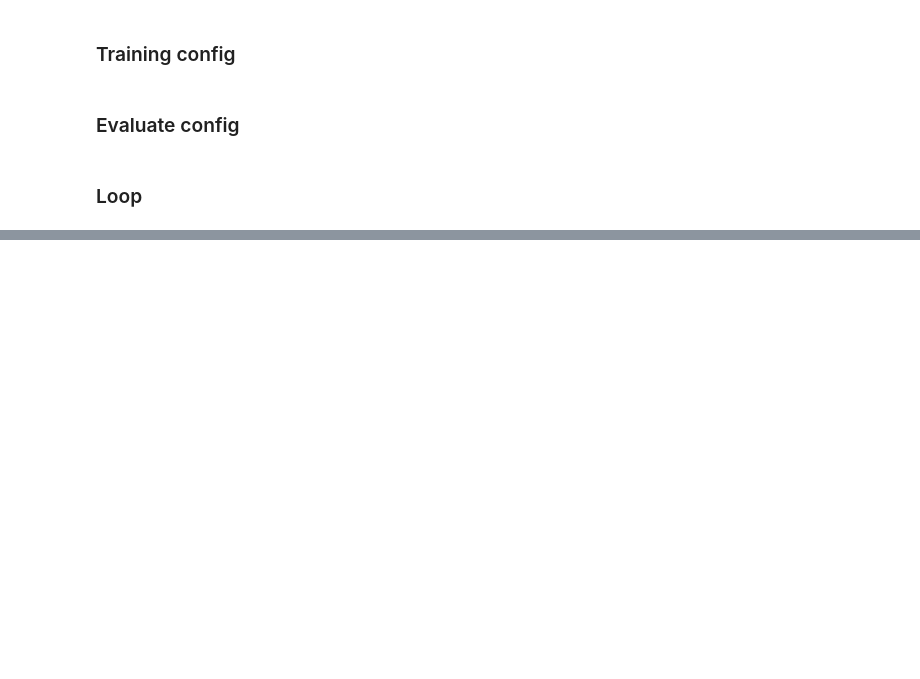
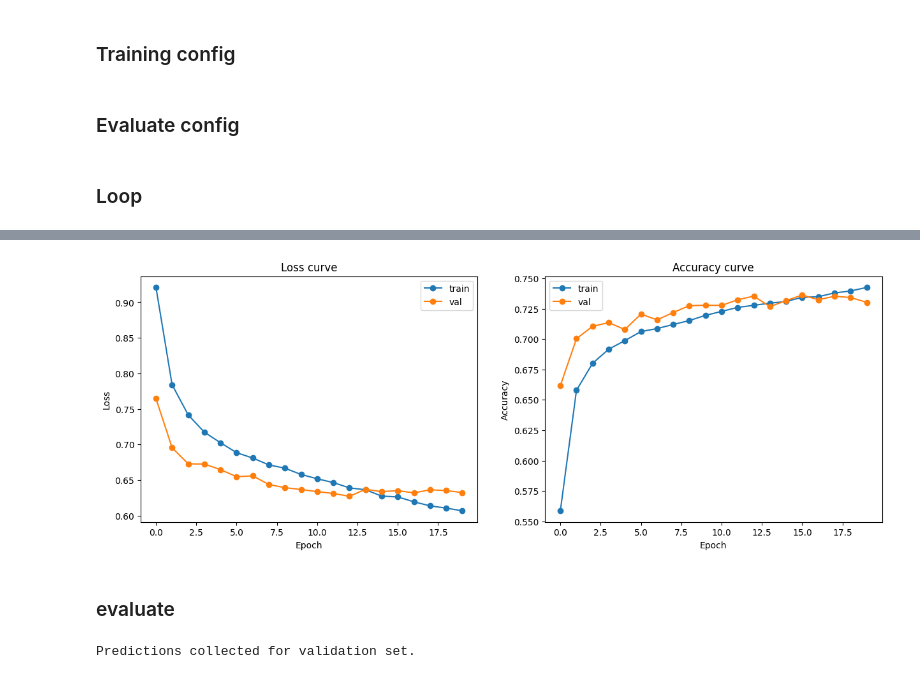
Before and after one commit to TranTheHung2312332/personal-sentiment-analysis, a Jupyter notebook: notebook/training.ipynb, the cells around one changed output, grey strips where cells are left out. Cells and saved outputs as stored; diff of their text form; code cells hidden in the pictures; blank space fills up the shorter version.

Commit message:
Add training pipeline and classifier

```diff
--- a/notebook/training.ipynb
+++ b/notebook/training.ipynb
@@ -128,8 +182,9 @@ train_loader = DataLoader(
 # %%
 LSTM_HIDDEN = 128
 LSTM_LAYERS = 1
+EMBED_PROJ_SIZE = 128
 
-model = Model(embedding_matrix, lstm_hidden=LSTM_HIDDEN, lstm_layers=LSTM_LAYERS).to('cuda' if torch.cuda.is_available() else 'cpu')
+model = Model(embedding_matrix, lstm_hidden=LSTM_HIDDEN, lstm_layers=LSTM_LAYERS, embed_proj_size=EMBED_PROJ_SIZE).to('cuda' if torch.cuda.is_available() else 'cpu')
 # %%
 import torch.optim as optim
 
@@ -168,7 +230,7 @@ def train(model, dataloader, optimizer, criterion, device):
 # %% [markdown]
 ### Evaluate config
 # %%
-val_df = pd.read_csv('../data/preprocessed/val.csv')
+val_df = pd.read_csv('data/preprocessed/val.csv')
 val_dataset = SentimentDataset(val_df, word2idx, max_len=MAX_LEN)
 val_loader = DataLoader(
     val_dataset,
@@ -204,7 +306,9 @@ def evaluate(model, dataloader, criterion, device):
 # %% [markdown]
 ### Loop
 # %%
-EPOCHS = 15
+import copy
+
+EPOCHS = 20
 device = 'cuda' if torch.cuda.is_available() else 'cpu'
 
 history_train_acc = []
@@ -212,7 +316,10 @@ history_train_loss = []
 history_val_acc = []
 history_val_loss = []
 
+val_states = []
+
 for epoch in range(EPOCHS):
+
     train_loss, train_acc = train(
         model,
         train_loader,
@@ -224,21 +331,24 @@ for epoch in range(EPOCHS):
     history_train_loss.append(train_loss)
     history_train_acc.append(train_acc)
 
-    val_loss, val_acc = evaluate(
+    val = evaluate(
         model,
         val_loader,
         criterion,
         device
     )
 
-    history_val_loss.append(val_loss)
-    history_val_acc.append(val_acc)
+    val['model_state'] = copy.deepcopy(model.state_dict())
+    val_states.append(val)
+
+    history_val_loss.append(val['loss'])
+    history_val_acc.append(val['acc'])
 
     print(
         f"Epoch {epoch+1}/{EPOCHS} | "
         f"Train Loss: {train_loss:.4f} | "
         f"Train Acc: {train_acc:.4f} | "
-        f"Val Loss: {val_loss:.4f} | "
-        f"Val Acc: {val_acc:.4f}"
+        f"Val Loss: {val['loss']:.4f} | "
+        f"Val Acc: {val['acc']:.4f}"
         "\n--------------------------------------------\n"
     )
@@ -244,0 +381,44 @@ for epoch in range(EPOCHS):
+# %%
+import matplotlib.pyplot as plt
+
+fig, ax = plt.subplots(1, 2, figsize=(15, 5))
+
+ax[0].plot(history_train_loss, label='train', marker='o')
+ax[0].plot(history_val_loss, label='val', marker='o')
+ax[0].set_xlabel('Epoch')
+ax[0].set_ylabel('Loss')
+ax[0].set_title('Loss curve')
+ax[0].legend()
+
+ax[1].plot(history_train_acc, label='train', marker='o')
+ax[1].plot(history_val_acc, label='val', marker='o')
+ax[1].set_xlabel('Epoch')
+ax[1].set_ylabel('Accuracy')
+ax[1].set_title('Accuracy curve')
+ax[1].legend()
+
+plt.show()
+# %% [output]
+[figure, added]
+# %% [markdown]
+### evaluate
+# %%
+model.eval()
+all_labels = []
+all_preds = []
+
+with torch.no_grad():
+    for text_ids, extra_feats, labels in val_loader:
+        text_ids = text_ids.to(device)
+        extra_feats = extra_feats.to(device)
+        labels = labels.to(device)
+
+        logits = model(text_ids, extra_feats)
+        preds = torch.argmax(logits, dim=1)
+
+        all_labels.extend(labels.cpu().numpy())
+        all_preds.extend(preds.cpu().numpy())
+
+print("Predictions collected for validation set.")
+# %% [output]
+Predictions collected for validation set.
```
Also changed, not shown: parts of 19 cells of this notebook, 2 other files.
